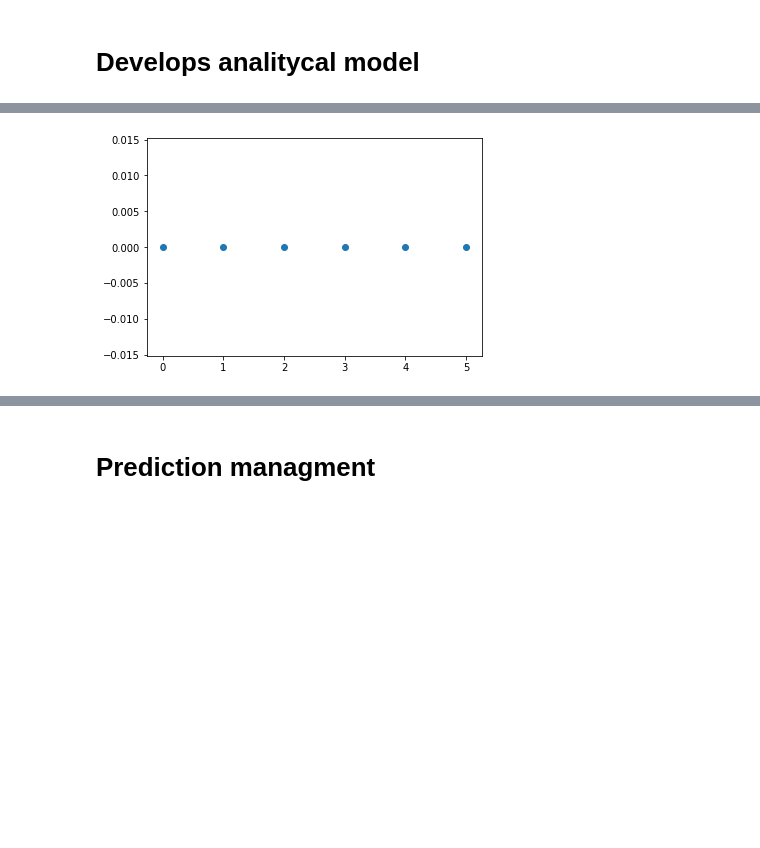
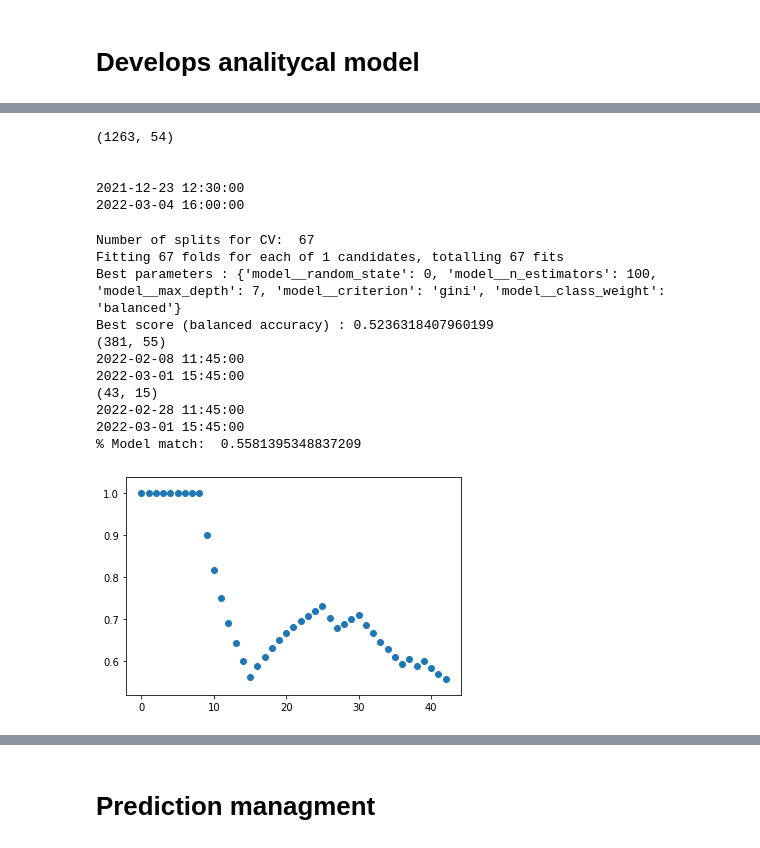
Before and after one commit to willyuyasan/Trading_model_spx500, a Jupyter notebook: python_code/5m_model/03_AML_trading_model_5m.ipynb, the cells around one changed output, grey strips where cells are left out. Saved outputs shown, nothing was run; the diff lists cells and outputs as text; code cells hidden in the pictures; blank space fills up the shorter version.

Commit message:
simulation addition

```diff
--- a/python_code/5m_model/03_AML_trading_model_5m.ipynb
+++ b/python_code/5m_model/03_AML_trading_model_5m.ipynb
@@ -428,11 +67,0 @@ rf_transformer = ColumnTransformer([("passthrough", "passthrough", ls_num_variab
-# %%
-#Prepares model pip
-
-rf_pip = Pipeline([('preprocessing', rf_transformer),
-                    ('model', RandomForestClassifier())])
-
-#Fits the pipeline to the data
-rf_proc = rf_pip.fit(X,y)
-
-#Saves the total procedure
-#pickle.dump(kmeans_proc, open( DIRECTORY + 'kmeans_proc.pkl', 'wb'))
@@ -511,22 +67,0 @@ def f_ex_search():
-# %%
-# Se definen los estimadores
-estimators = [('rf', rf_search),
-              ('ex', ex_search)]
-
-def f_clf():
-    # Se define la votación y se ajusta el modelo a los datos de entrenamiento
-    clf = VotingClassifier(estimators = estimators, voting = 'soft')
-    clf.fit(X_train, y_train.values.ravel())
-
-    # Se hace la predicción
-    y_pred = clf.predict(X_test)
-    y_prob = clf.predict_proba(X_test)
-
-    # Se calculan las métricas del modelo
-    balanced = balanced_accuracy_score(y_test, y_pred, adjusted = True)
-    weighted = roc_auc_score(y_test, y_prob, multi_class = "ovr", average = "weighted")
-
-    print('Balanced accuracy: ' + str(round(balanced, 3)) )
-    print('Balanced ROC AUC: '+ str(round(weighted, 3)) )
-
-    return clf
@@ -764,5 +68,18 @@ df_summary.sort_values(['orders_quantity'],ascending=[False])
-# %%
-plt.scatter(range(0,len(ls_model_matches)), ls_model_matches)
-plt.show()
-# %% [output]
-[figure, removed]
+# %%
+df_analysis = pd.read_pickle(DIR_OUTPUTS + 'df_spx500_5m_s1.pkl')
+
+print(df_analysis.shape)
+print('\n')
+print(min(df_analysis['Datetime']))
+print(max(df_analysis['Datetime']))
+# %% [output]
+(1263, 54)
+
+
+2021-12-23 12:30:00
+2022-03-04 16:00:00
+# %%
+#Defines the time window to do analisys
+order_datetime = datetime.datetime(2022,2,28,12,45)
+start_datetime = order_datetime - relativedelta(days=20)
+end_datetime = order_datetime + relativedelta(days=1.5)
@@ -768,0 +362,20 @@ plt.show()
+# %%
+#Defines the time window to do analisys
+order_datetime = datetime.datetime(2022,2,28,11,45)
+start_datetime = order_datetime - relativedelta(days=20)
+end_datetime = order_datetime + relativedelta(days=1.5)
+
+simulation(order_datetime, start_datetime, end_datetime)
+# %% [output]
+Number of splits for CV:  67
+Fitting 67 folds for each of 1 candidates, totalling 67 fits
+Best parameters : {'model__random_state': 0, 'model__n_estimators': 100, 'model__max_depth': 7, 'model__criterion': 'gini', 'model__class_weight': 'balanced'}
+Best score (balanced accuracy) : 0.5236318407960199
+(381, 55)
+2022-02-08 11:45:00
+2022-03-01 15:45:00
+(43, 15)
+2022-02-28 11:45:00
+2022-03-01 15:45:00
+% Model match:  0.5581395348837209
+[figure, added]
```
Also changed, not shown: parts of 49 cells of this notebook, 3 other files.
